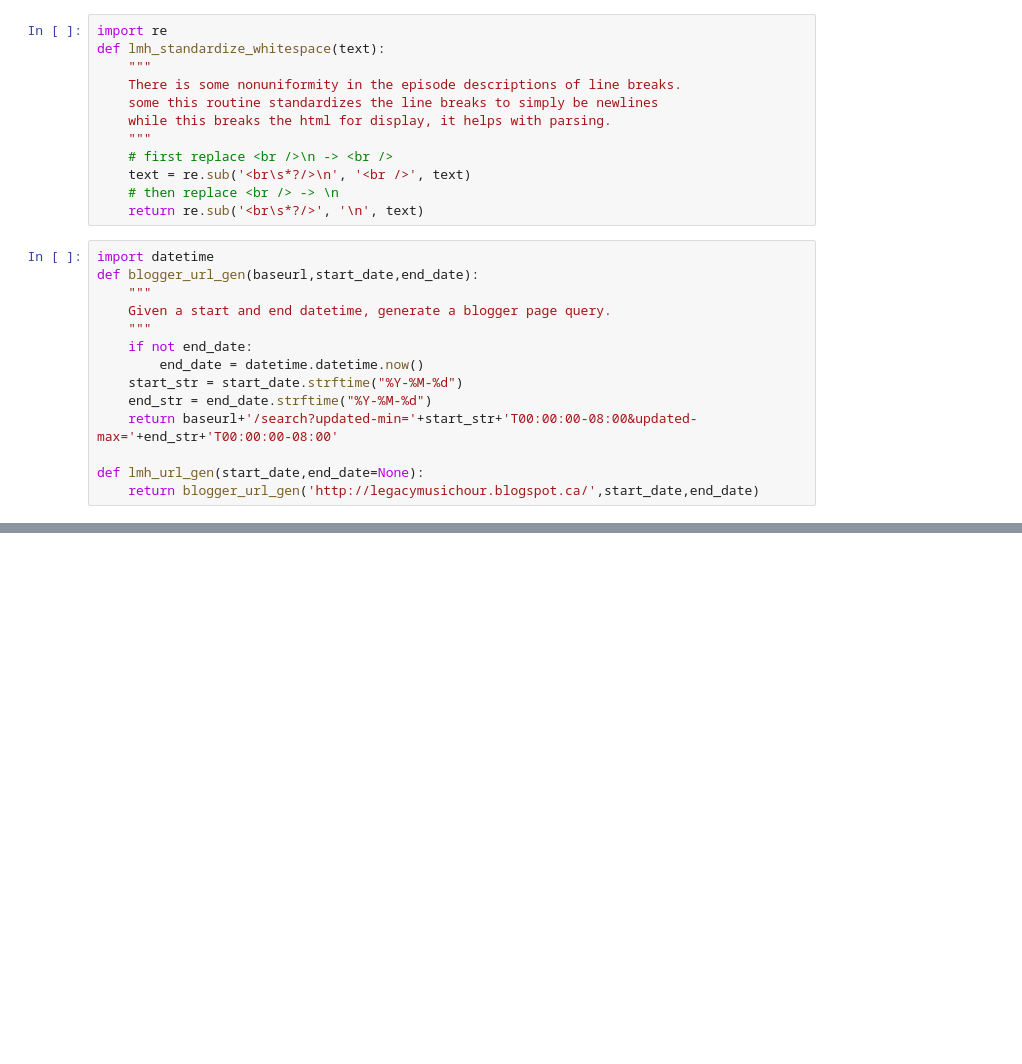
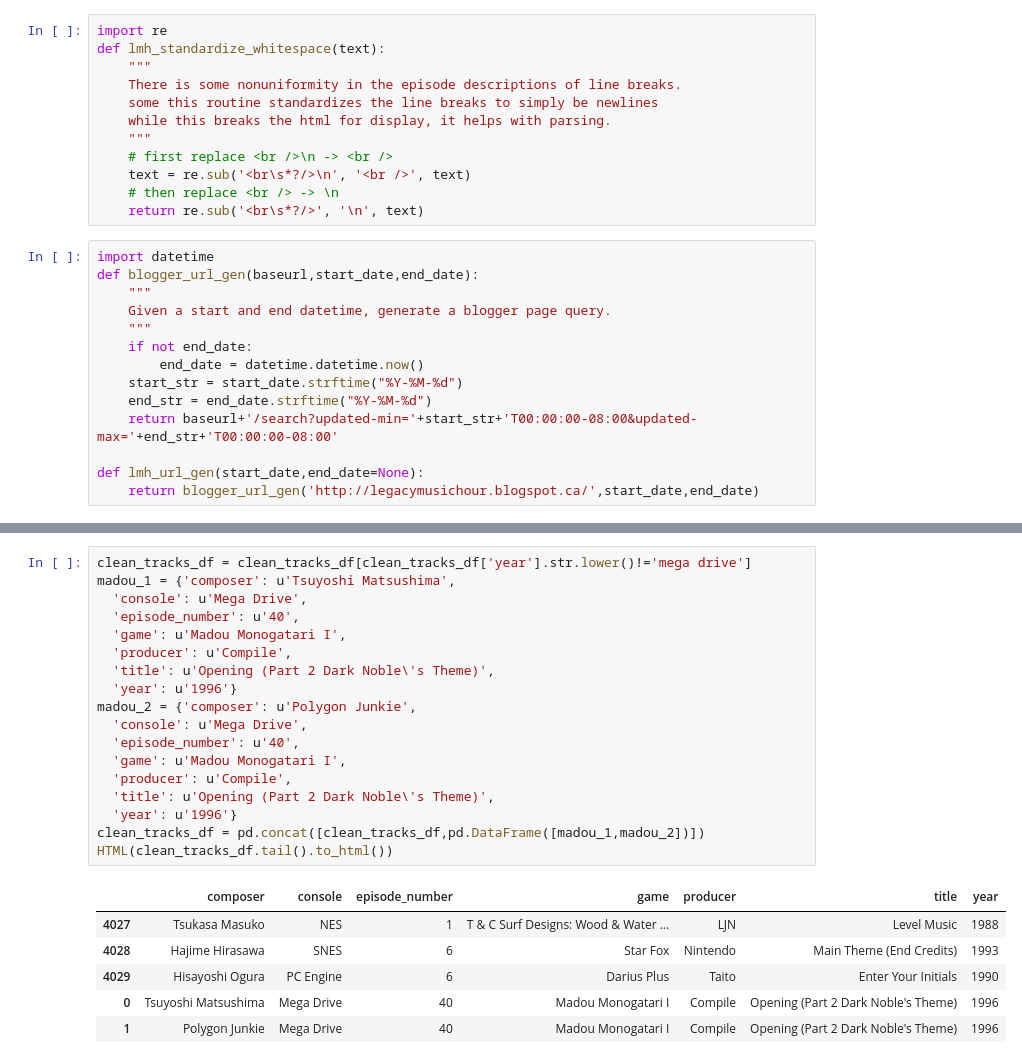
Before and after one commit to sfingram/lmh-analysis, a Jupyter notebook: LMH Analysis.ipynb, the cells around one changed output, grey strips where cells are left out. Saved outputs shown, nothing was run; the diff lists cells and outputs as text; blank space fills up the shorter version.

```diff
--- a/LMH Analysis.ipynb
+++ b/LMH Analysis.ipynb
@@ -100,0 +242,25 @@ The above script pulls the data with some errors. We need first clean the entrie
+# %%
+clean_tracks_df = clean_tracks_df[clean_tracks_df['year'].str.lower()!='mega drive']
+madou_1 = {'composer': u'Tsuyoshi Matsushima',
+  'console': u'Mega Drive',
+  'episode_number': u'40',
+  'game': u'Madou Monogatari I',
+  'producer': u'Compile',
+  'title': u'Opening (Part 2 Dark Noble\'s Theme)',
+  'year': u'1996'}
+madou_2 = {'composer': u'Polygon Junkie',
+  'console': u'Mega Drive',
+  'episode_number': u'40',
+  'game': u'Madou Monogatari I',
+  'producer': u'Compile',
+  'title': u'Opening (Part 2 Dark Noble\'s Theme)',
+  'year': u'1996'}
+clean_tracks_df = pd.concat([clean_tracks_df,pd.DataFrame([madou_1,madou_2])])
+HTML(clean_tracks_df.tail().to_html())
+# %% [output]
+|  | composer | console | episode_number | game | producer | title | year |
+| 4027 | Tsukasa Masuko | NES | 1 | T & C Surf Designs: Wood & Water ... | LJN | Level Music | 1988 |
+| 4028 | Hajime Hirasawa | SNES | 6 | Star Fox | Nintendo | Main Theme (End Credits) | 1993 |
+| 4029 | Hisayoshi Ogura | PC Engine | 6 | Darius Plus | Taito | Enter Your Initials | 1990 |
+| 0 | Tsuyoshi Matsushima | Mega Drive | 40 | Madou Monogatari I | Compile | Opening (Part 2 Dark Noble's Theme) | 1996 |
+| 1 | Polygon Junkie | Mega Drive | 40 | Madou Monogatari I | Compile | Opening (Part 2 Dark Noble's Theme) | 1996 |
```
Also changed, not shown: parts of 34 cells of this notebook.
